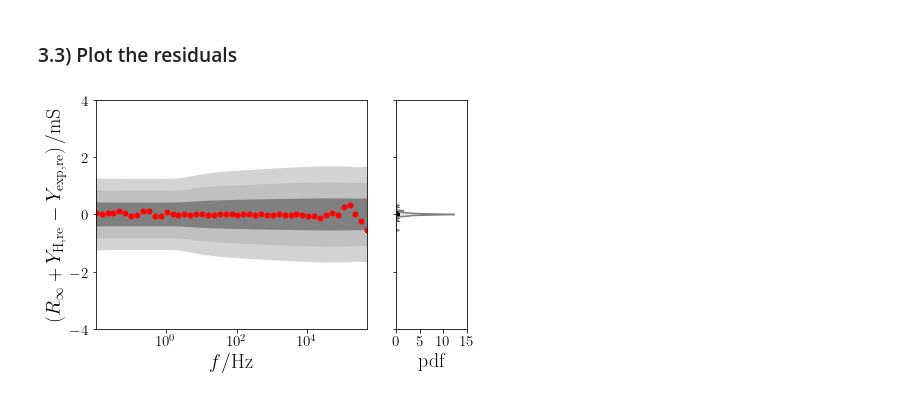
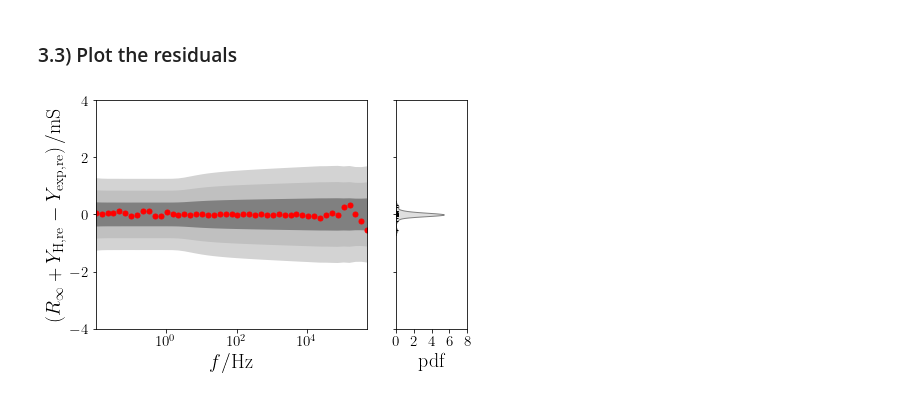
Before and after one commit to ciuccislab/GP-HT, a Jupyter notebook: tutorials/ex4_MoS2.ipynb, the cells around one changed output. Drawn from its saved outputs; the diff is of its cells as text; code cells hidden in the pictures.

```diff
--- a/tutorials/ex4_MoS2.ipynb
+++ b/tutorials/ex4_MoS2.ipynb
@@ -178,6 +178,12 @@ ker_opts['sigma_DCT'] = sigma_DCT
 K_im = GP_hilbert_unbounded.mat_K(omega_vec, omega_vec, ker_opts, 'im')
 Sigma = (sigma_n**2)*np.eye(N_freqs)
 K_full = K_im + Sigma
+
+# begin FC - added
+if not GP_hilbert_unbounded.is_PD(K_full):
+    K_full = GP_hilbert_unbounded.nearest_PD(K_full)
+
+# end FC - added
 
 # cholesky factorization
 L = np.linalg.cholesky(K_full)
@@ -226,6 +232,12 @@ plt.legend(frameon=False, fontsize = 15)
 K_im = GP_hilbert_unbounded.mat_K(omega_vec, omega_vec, ker_opts, 'im')
 Sigma = (sigma_n**2)*np.eye(N_freqs)
 K_full = K_im + Sigma
+
+# begin FC - added
+if not GP_hilbert_unbounded.is_PD(K_full):
+    K_full = GP_hilbert_unbounded.nearest_PD(K_full)
+
+# end FC - added
 
 # cholesky factorization
 L = np.linalg.cholesky(K_full)
@@ -268,28 +280,28 @@ plt.ylim(0, 50.)
 # %%
 diff_re = mu_R_inf + mu_star_vec - Y_exp.real
 #  Combine the scatter plot with the density distribution
 fig = plt.figure(figsize=(12,4.2), constrained_layout=False)
 gs1 = fig.add_gridspec(nrows=1, ncols=4, left=0.05, right=0.48, wspace=0.4)
 ax1 = fig.add_subplot(gs1[0, :-1])
 ax2 = fig.add_subplot(gs1[0, -1])
 ax1.fill_between(freq_vec, -3*sigma_star_vec, 3*sigma_star_vec,  facecolor='lightgrey')
 ax1.fill_between(freq_vec, -2*sigma_star_vec, 2*sigma_star_vec,  facecolor='silver')
 ax1.fill_between(freq_vec, -sigma_star_vec, sigma_star_vec,  facecolor='grey')
 ax1.plot(freq_vec, diff_re, 'o', markersize=5, color='red')
 ax1.set_xlim(freq_min, freq_max)
 ax1.set_ylim(-4, 4)
 ax1.set_xscale('log')
 ax1.set_xlabel(r'$f/{\rm Hz}$', fontsize=20)
 ax1.set_ylabel(r'$\left(R_\infty + Y_{\rm H, re} - Y_{\rm exp, re}\right)/{\rm mS}$', fontsize=20)
 # density distribution plot
 sns.kdeplot(diff_re, ax=ax2, shade=True, color='grey', vertical=True)
 sns.rugplot(diff_re, ax=ax2, color='black', vertical=True)
-ax2.set_xlim(0, 10)
-ax2.set_xticks(np.arange(0., 16, 5))
+ax2.set_xlim(0, 8)
+ax2.set_xticks(np.arange(0., 9.1, 2))
 ax2.set_yticklabels([])
 ax2.set_ylim(-4., 4.)
 ax2.set_xlabel(r'pdf',fontsize=20)
 
 plt.show()
 # %% [output]
-[figure, old version]
+[figure, new version]
```
Also changed, not shown: parts of 1 cell of this notebook, 5 other files.
